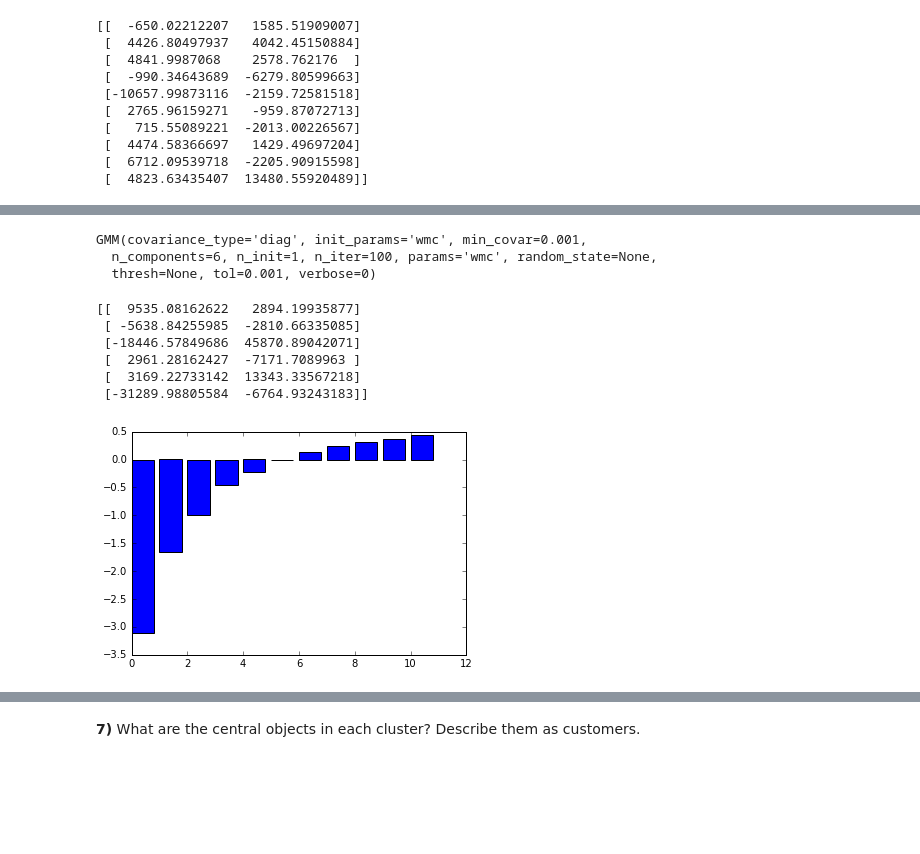
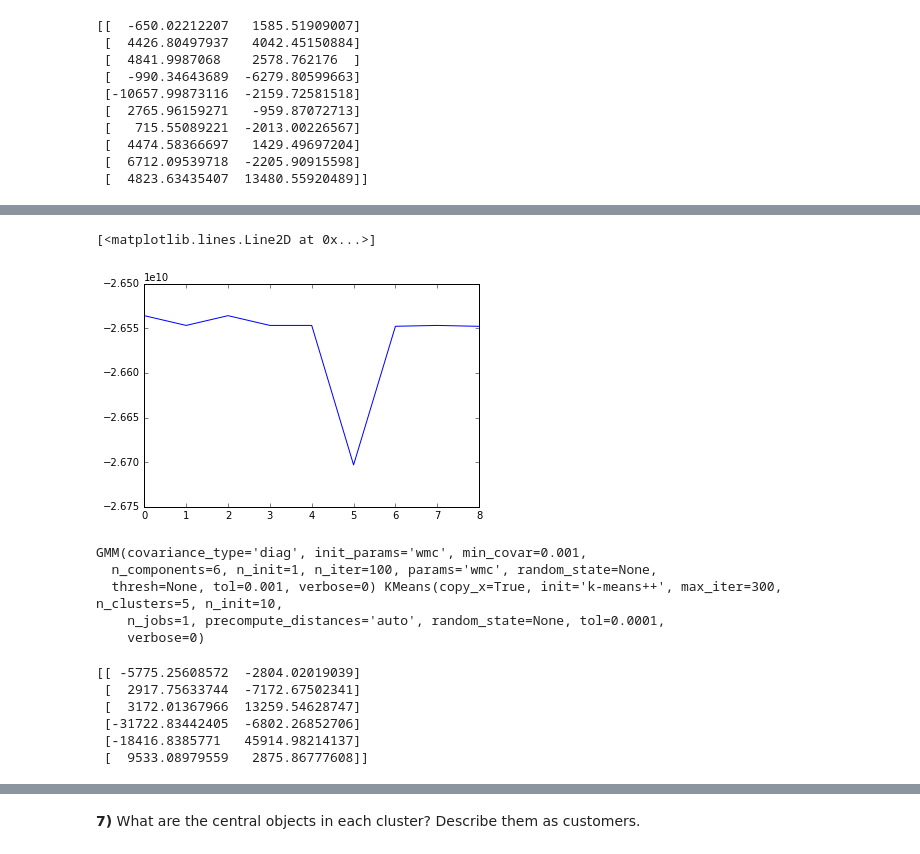
Before and after one commit to uncletomiwa/Customer-Segments, a Jupyter notebook: customer_segments.ipynb, the cells around one changed output, grey strips where cells are left out. Cells and saved outputs as stored; diff of their text form; code cells hidden in the pictures; blank space fills up the shorter version.

```diff
--- a/customer_segments.ipynb
+++ b/customer_segments.ipynb
@@ -163,13 +179,22 @@ plt.bar(range(11), RobustScaler().fit_transform(np.array(bics).reshape(-1, 1)))
+# %%
+scores = [KMeans(n_clusters=6).fit(reduced_data).score(reduced_data) for x in xrange(2, 11)]
+plt.plot(scores)
+# %% [output]
+[<matplotlib.lines.Line2D at 0x...>]
+[figure, added]
 # %%
 # TODO: Implement your clustering algorithm here, and fit it to the reduced data for visualization
 # The visualizer below assumes your clustering object is named 'clusters'
 
-clusters = GMM(n_components=6).fit(reduced_data)
-print clusters
+gmm = GMM(n_components=6).fit(reduced_data)
+kmeans = KMeans(n_clusters=5).fit(reduced_data)
+print gmm, kmeans
 # %% [output]
 GMM(covariance_type='diag', init_params='wmc', min_covar=0.001,
   n_components=6, n_init=1, n_iter=100, params='wmc', random_state=None,
-  thresh=None, tol=0.001, verbose=0)
+  thresh=None, tol=0.001, verbose=0) KMeans(copy_x=True, init='k-means++', max_iter=300, n_clusters=5, n_init=10,
+    n_jobs=1, precompute_distances='auto', random_state=None, tol=0.0001,
+    verbose=0)
 # %%
 # Plot the decision boundary by building a mesh grid to populate a graph.
 x_min, x_max = reduced_data[:, 0].min() - 1, reduced_data[:, 0].max() + 1
@@ -183,20 +209,13 @@ Z_GMM = clusters.predict(np.c_[xx.ravel(), yy.ravel()])
 # %%
 # TODO: Find the centroids for KMeans or the cluster means for GMM
 
-centroids = clusters.means_
-print centroids
+g_centroids = gmm.means_
+k_centroids = kmeans.cluster_centers_
+print g_centroids
 # %% [output]
-[[  9535.08162622   2894.19935877]
- [ -5638.84255985  -2810.66335085]
- [-18446.57849686  45870.89042071]
- [  2961.28162427  -7171.7089963 ]
- [  3169.22733142  13343.33567218]
- [-31289.98805584  -6764.93243183]]
+[[ -5775.25608572  -2804.02019039]
+ [  2917.75633744  -7172.67502341]
+ [  3172.01367966  13259.54628747]
+ [-31722.83442405  -6802.26852706]
+ [-18416.8385771   45914.98214137]
+ [  9533.08979559   2875.86777608]]
-# %%
-scores = []
-for c in [2,3,4,5,6,7, 8, 9, 10, 11, 12]:
-    scores.append(KMeans(n_clusters=c).fit(reduced_data).score(reduced_data))
-plt.bar(range(11), RobustScaler().fit_transform(np.array(scores).reshape(-1, 1)))
-Z_KMeans = KMeans(n_clusters=6).fit(reduced_data).predict(np.c_[xx.ravel(), yy.ravel()])
-# %% [output]
-[figure, removed]
```
Also changed, not shown: parts of 23 cells of this notebook, 1 other file.
